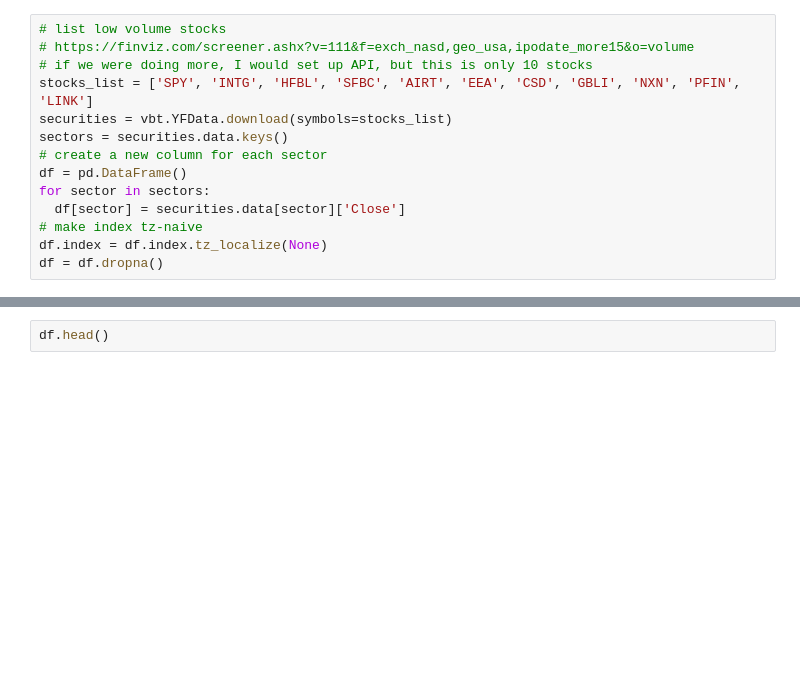
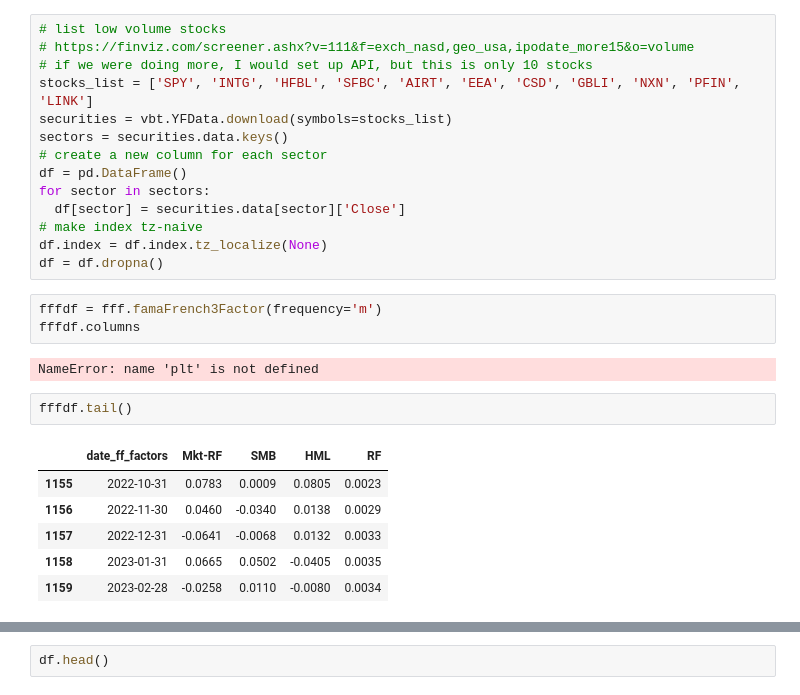
Before and after one commit to jboesen/ajs-trading-bot, a Jupyter notebook: 5.2 FFF Portfolio.ipynb, the cells around one changed output, grey strips where cells are left out. Saved outputs shown, nothing was run; the diff lists cells and outputs as text; blank space fills up the shorter version.

```diff
--- a/5.2 FFF Portfolio.ipynb
+++ b/5.2 FFF Portfolio.ipynb
@@ -27,3 +27,17 @@ for sector in sectors:
 # make index tz-naive
 df.index = df.index.tz_localize(None)
 df = df.dropna()
+# %%
+fffdf = fff.famaFrench3Factor(frequency='m')
+fffdf.columns
+# %% [output]
+NameError: name 'plt' is not defined
+# %%
+fffdf.tail()
+# %% [output]
+|  | date_ff_factors | Mkt-RF | SMB | HML | RF |
+| 1155 | 2022-10-31 | 0.0783 | 0.0009 | 0.0805 | 0.0023 |
+| 1156 | 2022-11-30 | 0.0460 | -0.0340 | 0.0138 | 0.0029 |
+| 1157 | 2022-12-31 | -0.0641 | -0.0068 | 0.0132 | 0.0033 |
+| 1158 | 2023-01-31 | 0.0665 | 0.0502 | -0.0405 | 0.0035 |
+| 1159 | 2023-02-28 | -0.0258 | 0.0110 | -0.0080 | 0.0034 |
```
Also changed, not shown: parts of 12 cells of this notebook.
